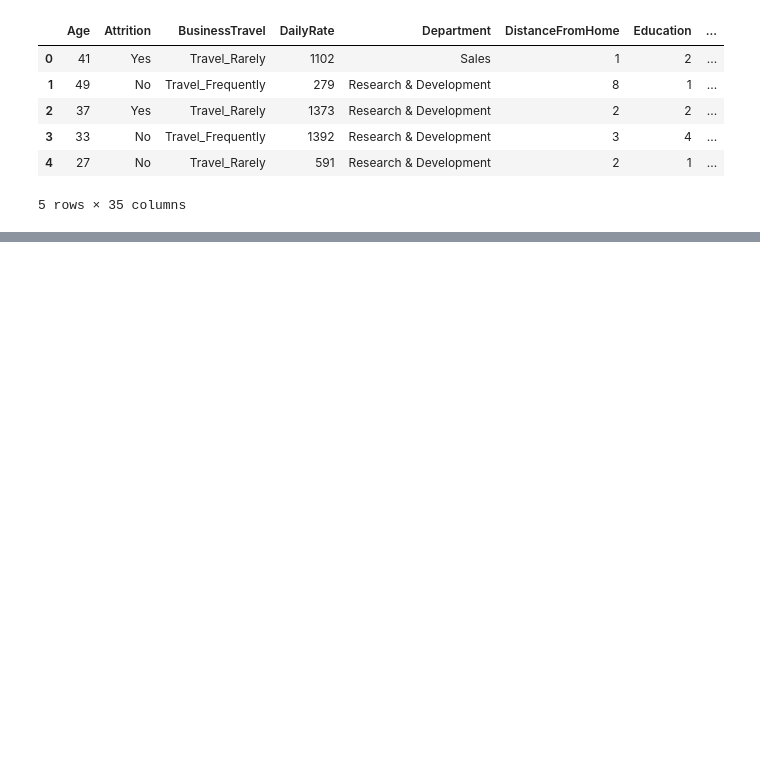
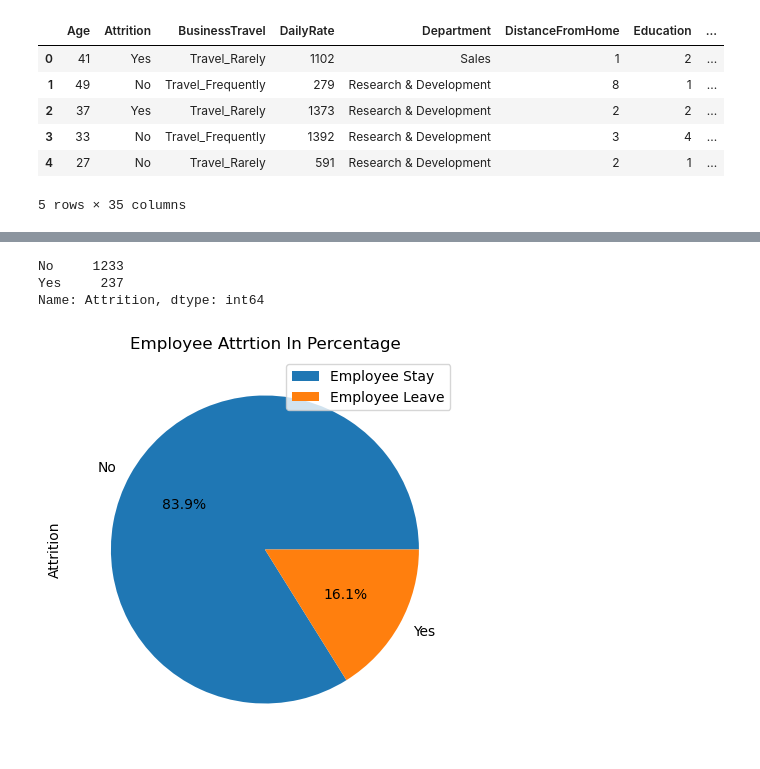
Before and after one commit to Jeff-Wince/GroupProj_Aakash_Jeff_Sonila_Stephanie, a Jupyter notebook: HR-Employee-Attrition.ipynb, the cells around one changed output, grey strips where cells are left out. Drawn from its saved outputs; the diff is of its cells as text; code cells hidden in the pictures; blank space fills up the shorter version.

```diff
--- a/HR-Employee-Attrition.ipynb
+++ b/HR-Employee-Attrition.ipynb
@@ -616,0 +44,6 @@ dep_yes
+# %%
+#because over18, standardhours, and employeecount have just 1 value, we can drop it
+
+df = df.drop(labels=['Over18','StandardHours','EmployeeCount'],axis=1)
+
+df
@@ -616,0 +64,10 @@ dep_yes
+# %%
+# drop the columns not required and create new Data set called cdf
+
+to_drop = ['BusinessTravel', 'DailyRate', 'DistanceFromHome',
+           'JobLevel', 'MonthlyRate',
+          'NumCompaniesWorked','PercentSalaryHike', 'PerformanceRating',
+          'RelationshipSatisfaction', 'StockOptionLevel', 'TrainingTimesLastYear',
+          'YearsInCurrentRole']
+cdf = df.drop(to_drop, axis = 1)
+cdf
@@ -616,0 +242,16 @@ dep_yes
+# %%
+# Total number of Employee Attrition
+total_emp_att = cdf.Attrition.value_counts()
+total_emp_att
+# %% [output]
+No     1233
+Yes     237
+Name: Attrition, dtype: int64
+# %%
+# Generate a pie plot showing the percentages of employee quit and employee stay
+plot = total_emp_att.plot.pie(autopct="%1.1f%%", subplots=True, figsize=(5,5), labels=total_emp_att.index.values)
+plt.title("Employee Attrtion In Percentage")
+plt.legend(["Employee Stay", "Employee Leave"])
+plt.show()
+# %% [output]
+[figure, added]
```
Also changed, not shown: parts of 83 cells of this notebook, 7 other files.
